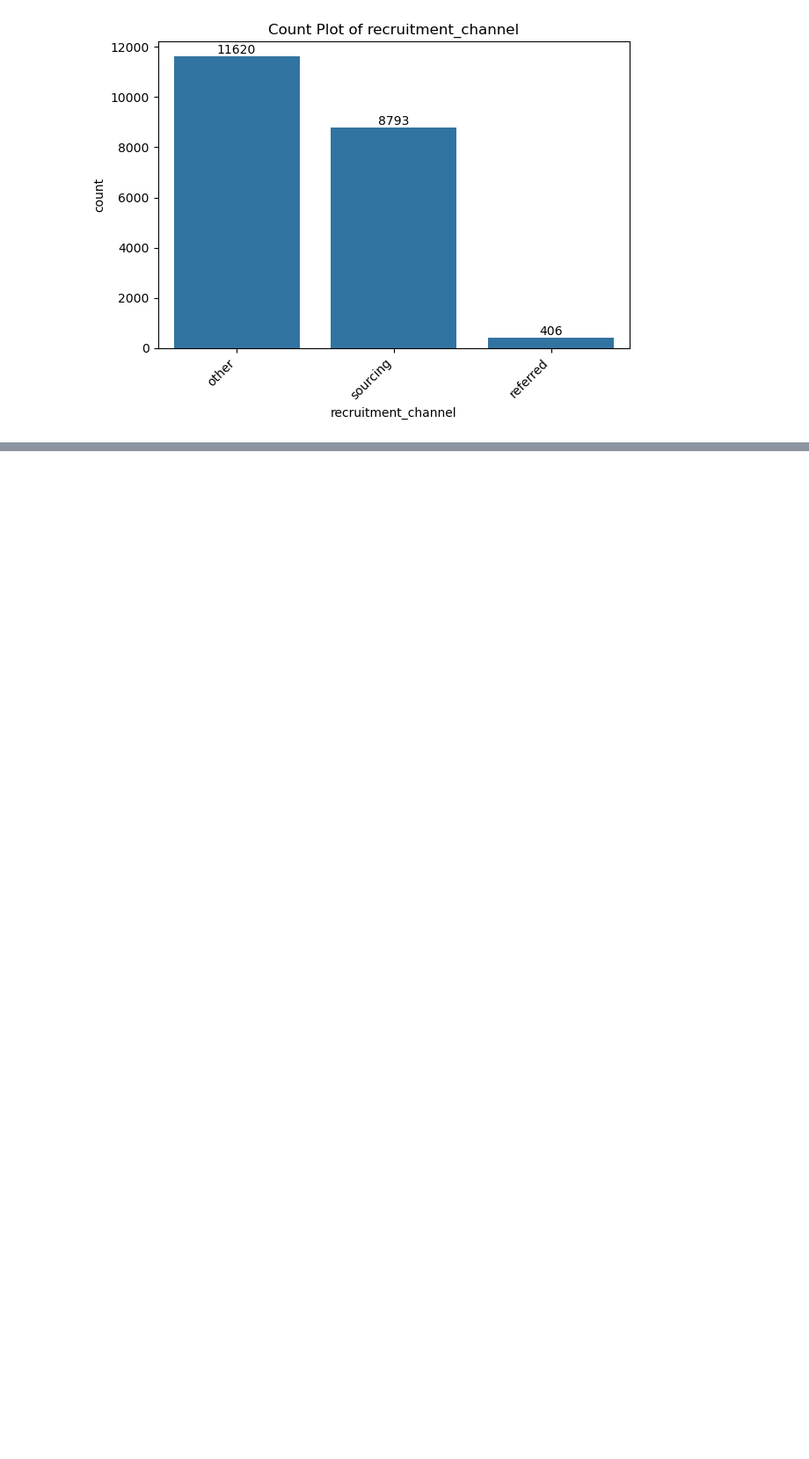
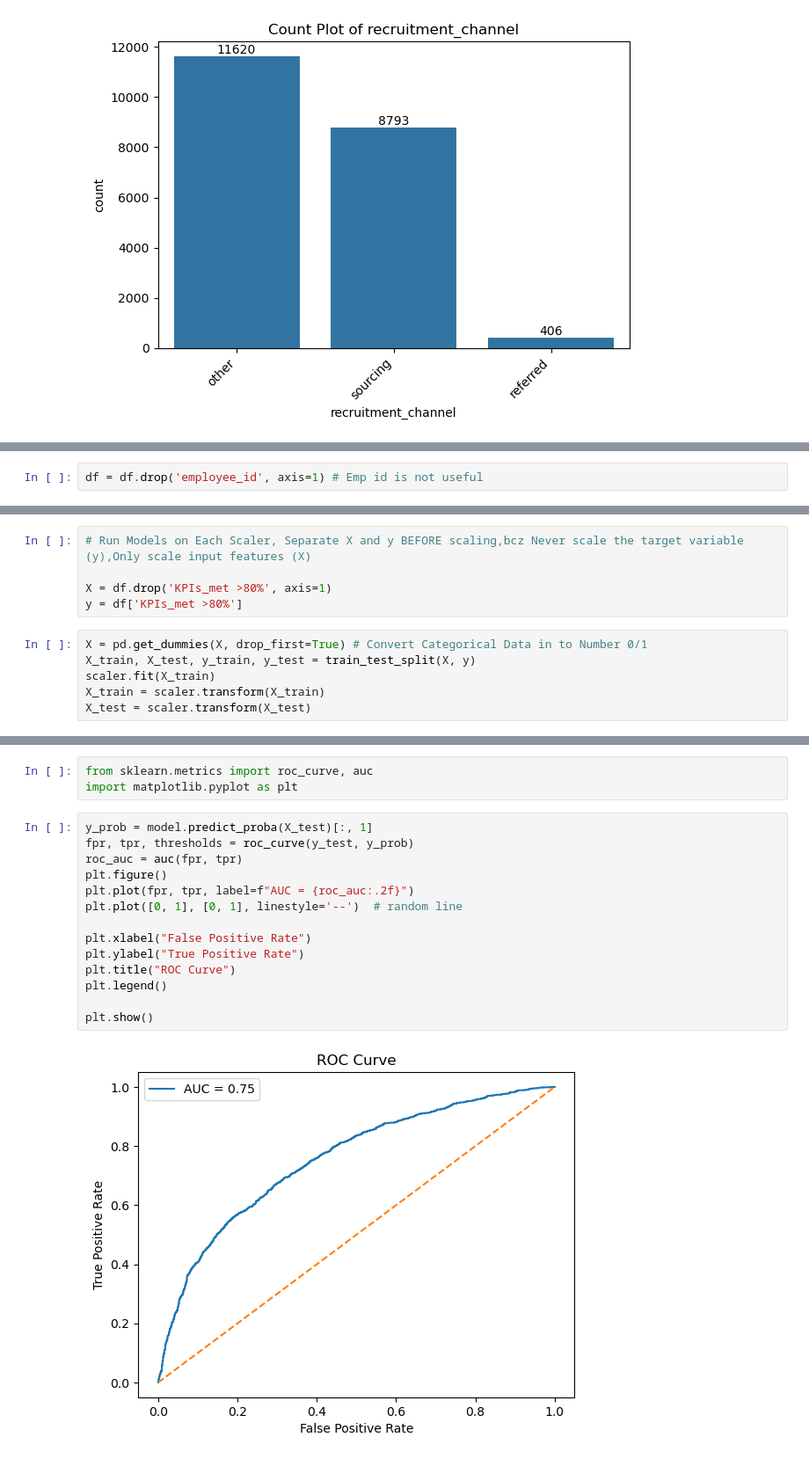
Before and after one commit to potdarniki-himanshu/Predict-Performance-of-Employees, a Jupyter notebook: Predict Performance of Employees.ipynb, the cells around one changed output, grey strips where cells are left out. Shown at 88% size. Drawn from its saved outputs; the diff is of its cells as text; blank space fills up the shorter version.

```diff
--- a/Predict Performance of Employees.ipynb
+++ b/Predict Performance of Employees.ipynb
@@ -176,0 +291,2 @@ for col in cat_cols:
+# %%
+df = df.drop('employee_id', axis=1) # Emp id is not useful
@@ -176,0 +372,11 @@ for col in cat_cols:
+# %%
+# Run Models on Each Scaler, Separate X and y BEFORE scaling,bcz Never scale the target variable (y),Only scale input features (X)
+
+X = df.drop('KPIs_met >80%', axis=1)
+y = df['KPIs_met >80%']
+# %%
+X = pd.get_dummies(X, drop_first=True) # Convert Categorical Data in to Number 0/1
+X_train, X_test, y_train, y_test = train_test_split(X, y)
+scaler.fit(X_train)
+X_train = scaler.transform(X_train)
+X_test = scaler.transform(X_test)
@@ -176,0 +533,19 @@ for col in cat_cols:
+# %%
+from sklearn.metrics import roc_curve, auc
+import matplotlib.pyplot as plt
+# %%
+y_prob = model.predict_proba(X_test)[:, 1]
+fpr, tpr, thresholds = roc_curve(y_test, y_prob)
+roc_auc = auc(fpr, tpr)
+plt.figure()
+plt.plot(fpr, tpr, label=f"AUC = {roc_auc:.2f}")
+plt.plot([0, 1], [0, 1], linestyle='--')  # random line
+
+plt.xlabel("False Positive Rate")
+plt.ylabel("True Positive Rate")
+plt.title("ROC Curve")
+plt.legend()
+
+plt.show()
+# %% [output]
+[figure, added]
```
Also changed, not shown: parts of 25 cells of this notebook.
